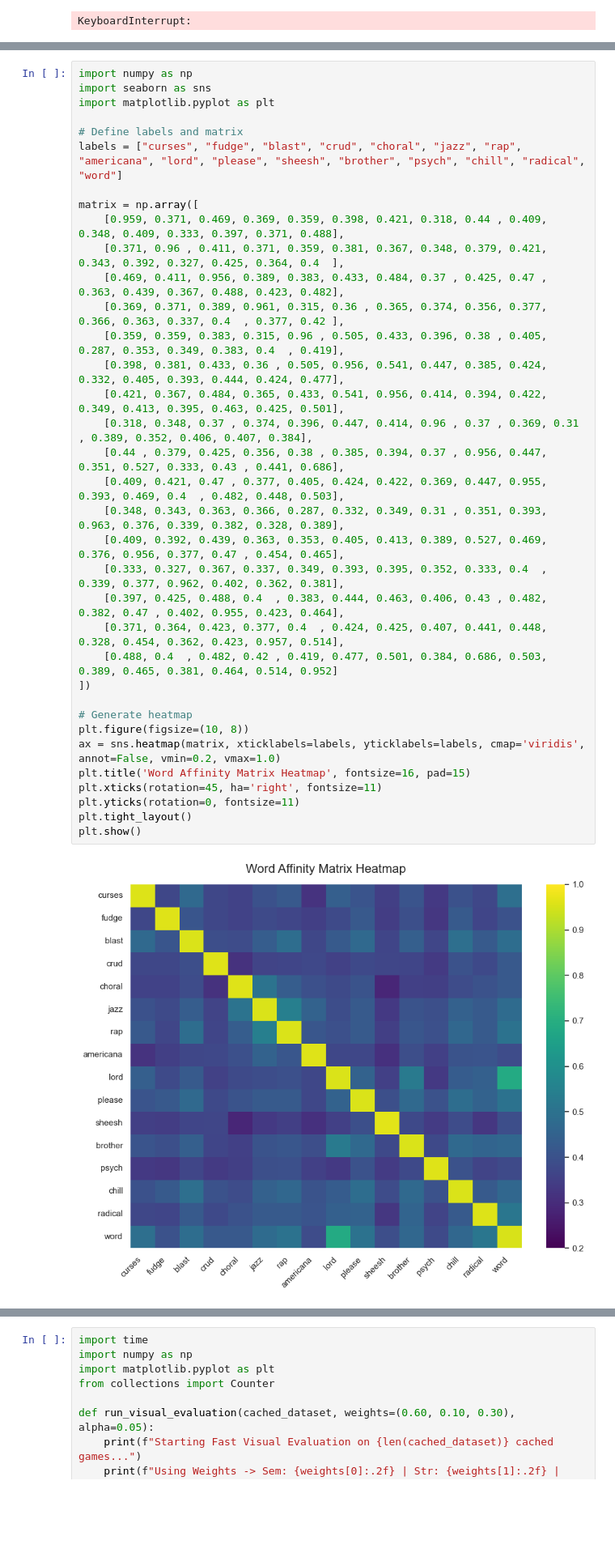
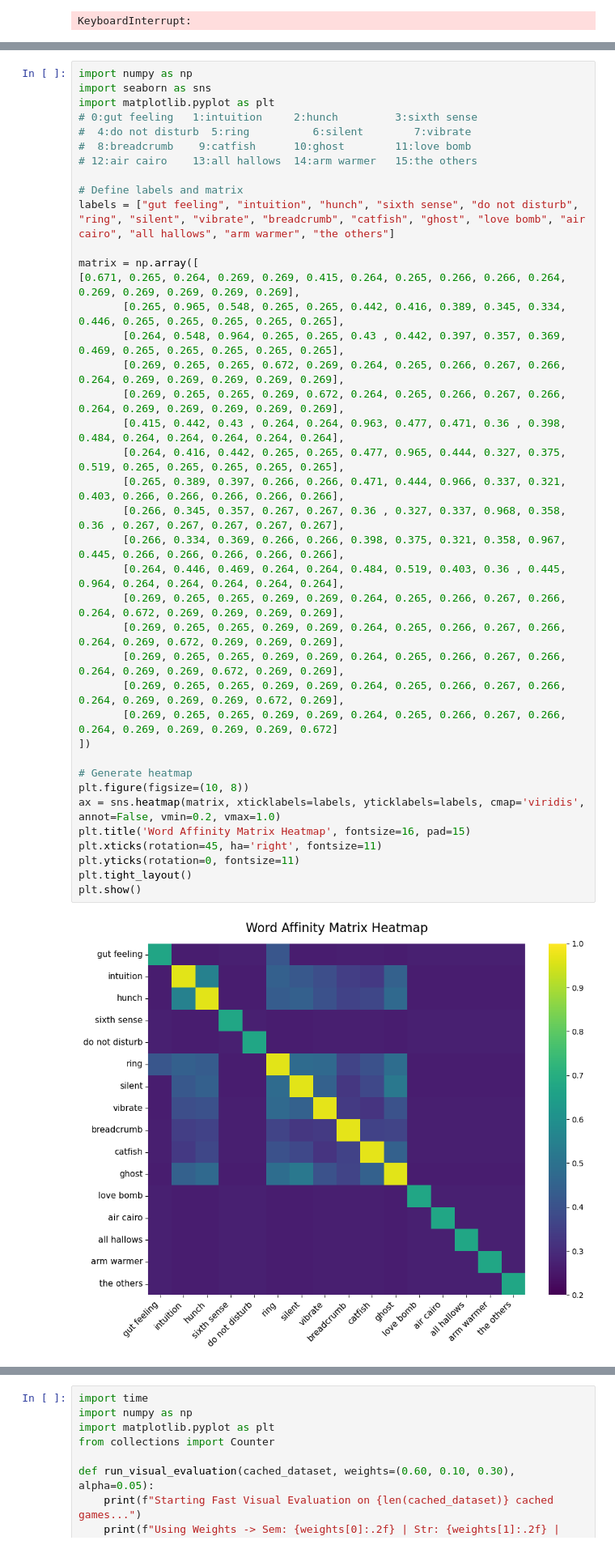
Before and after one commit to tat400pinglife/connections_bot, a Jupyter notebook: new_method.ipynb, the cells around one changed output, grey strips where cells are left out. Shown at 81% size. Drawn from its saved outputs; the diff is of its cells as text; blank space fills up the shorter version.

```diff
--- a/new_method.ipynb
+++ b/new_method.ipynb
@@ -740,37 +757,41 @@ array([[0.959, 0.371, 0.469, 0.369, 0.359, 0.398, 0.421, 0.318, 0.44 , 0.409, 0.
 # %%
 import numpy as np
 import seaborn as sns
 import matplotlib.pyplot as plt
+# 0:gut feeling   1:intuition     2:hunch         3:sixth sense
+#  4:do not disturb  5:ring          6:silent        7:vibrate
+#  8:breadcrumb    9:catfish      10:ghost        11:love bomb
+# 12:air cairo    13:all hallows  14:arm warmer   15:the others
 
 # Define labels and matrix
-labels = ["curses", "fudge", "blast", "crud", "choral", "jazz", "rap", "americana", "lord", "please", "sheesh", "brother", "psych", "chill", "radical", "word"]
+labels = ["gut feeling", "intuition", "hunch", "sixth sense", "do not disturb", "ring", "silent", "vibrate", "breadcrumb", "catfish", "ghost", "love bomb", "air cairo", "all hallows", "arm warmer", "the others"]
 
 matrix = np.array([
-    [0.959, 0.371, 0.469, 0.369, 0.359, 0.398, 0.421, 0.318, 0.44 , 0.409, 0.348, 0.409, 0.333, 0.397, 0.371, 0.488],
-    [0.371, 0.96 , 0.411, 0.371, 0.359, 0.381, 0.367, 0.348, 0.379, 0.421, 0.343, 0.392, 0.327, 0.425, 0.364, 0.4  ],
-    [0.469, 0.411, 0.956, 0.389, 0.383, 0.433, 0.484, 0.37 , 0.425, 0.47 , 0.363, 0.439, 0.367, 0.488, 0.423, 0.482],
-    [0.369, 0.371, 0.389, 0.961, 0.315, 0.36 , 0.365, 0.374, 0.356, 0.377, 0.366, 0.363, 0.337, 0.4  , 0.377, 0.42 ],
-    [0.359, 0.359, 0.383, 0.315, 0.96 , 0.505, 0.433, 0.396, 0.38 , 0.405, 0.287, 0.353, 0.349, 0.383, 0.4  , 0.419],
-    [0.398, 0.381, 0.433, 0.36 , 0.505, 0.956, 0.541, 0.447, 0.385, 0.424, 0.332, 0.405, 0.393, 0.444, 0.424, 0.477],
-    [0.421, 0.367, 0.484, 0.365, 0.433, 0.541, 0.956, 0.414, 0.394, 0.422, 0.349, 0.413, 0.395, 0.463, 0.425, 0.501],
-    [0.318, 0.348, 0.37 , 0.374, 0.396, 0.447, 0.414, 0.96 , 0.37 , 0.369, 0.31 , 0.389, 0.352, 0.406, 0.407, 0.384],
-    [0.44 , 0.379, 0.425, 0.356, 0.38 , 0.385, 0.394, 0.37 , 0.956, 0.447, 0.351, 0.527, 0.333, 0.43 , 0.441, 0.686],
-    [0.409, 0.421, 0.47 , 0.377, 0.405, 0.424, 0.422, 0.369, 0.447, 0.955, 0.393, 0.469, 0.4  , 0.482, 0.448, 0.503],
-    [0.348, 0.343, 0.363, 0.366, 0.287, 0.332, 0.349, 0.31 , 0.351, 0.393, 0.963, 0.376, 0.339, 0.382, 0.328, 0.389],
-    [0.409, 0.392, 0.439, 0.363, 0.353, 0.405, 0.413, 0.389, 0.527, 0.469, 0.376, 0.956, 0.377, 0.47 , 0.454, 0.465],
-    [0.333, 0.327, 0.367, 0.337, 0.349, 0.393, 0.395, 0.352, 0.333, 0.4  , 0.339, 0.377, 0.962, 0.402, 0.362, 0.381],
-    [0.397, 0.425, 0.488, 0.4  , 0.383, 0.444, 0.463, 0.406, 0.43 , 0.482, 0.382, 0.47 , 0.402, 0.955, 0.423, 0.464],
-    [0.371, 0.364, 0.423, 0.377, 0.4  , 0.424, 0.425, 0.407, 0.441, 0.448, 0.328, 0.454, 0.362, 0.423, 0.957, 0.514],
-    [0.488, 0.4  , 0.482, 0.42 , 0.419, 0.477, 0.501, 0.384, 0.686, 0.503, 0.389, 0.465, 0.381, 0.464, 0.514, 0.952]
+[0.671, 0.265, 0.264, 0.269, 0.269, 0.415, 0.264, 0.265, 0.266, 0.266, 0.264, 0.269, 0.269, 0.269, 0.269, 0.269],
+       [0.265, 0.965, 0.548, 0.265, 0.265, 0.442, 0.416, 0.389, 0.345, 0.334, 0.446, 0.265, 0.265, 0.265, 0.265, 0.265],
+       [0.264, 0.548, 0.964, 0.265, 0.265, 0.43 , 0.442, 0.397, 0.357, 0.369, 0.469, 0.265, 0.265, 0.265, 0.265, 0.265],
+       [0.269, 0.265, 0.265, 0.672, 0.269, 0.264, 0.265, 0.266, 0.267, 0.266, 0.264, 0.269, 0.269, 0.269, 0.269, 0.269],
+       [0.269, 0.265, 0.265, 0.269, 0.672, 0.264, 0.265, 0.266, 0.267, 0.266, 0.264, 0.269, 0.269, 0.269, 0.269, 0.269],
+       [0.415, 0.442, 0.43 , 0.264, 0.264, 0.963, 0.477, 0.471, 0.36 , 0.398, 0.484, 0.264, 0.264, 0.264, 0.264, 0.264],
+       [0.264, 0.416, 0.442, 0.265, 0.265, 0.477, 0.965, 0.444, 0.327, 0.375, 0.519, 0.265, 0.265, 0.265, 0.265, 0.265],
+       [0.265, 0.389, 0.397, 0.266, 0.266, 0.471, 0.444, 0.966, 0.337, 0.321, 0.403, 0.266, 0.266, 0.266, 0.266, 0.266],
+       [0.266, 0.345, 0.357, 0.267, 0.267, 0.36 , 0.327, 0.337, 0.968, 0.358, 0.36 , 0.267, 0.267, 0.267, 0.267, 0.267],
+       [0.266, 0.334, 0.369, 0.266, 0.266, 0.398, 0.375, 0.321, 0.358, 0.967, 0.445, 0.266, 0.266, 0.266, 0.266, 0.266],
+       [0.264, 0.446, 0.469, 0.264, 0.264, 0.484, 0.519, 0.403, 0.36 , 0.445, 0.964, 0.264, 0.264, 0.264, 0.264, 0.264],
+       [0.269, 0.265, 0.265, 0.269, 0.269, 0.264, 0.265, 0.266, 0.267, 0.266, 0.264, 0.672, 0.269, 0.269, 0.269, 0.269],
+       [0.269, 0.265, 0.265, 0.269, 0.269, 0.264, 0.265, 0.266, 0.267, 0.266, 0.264, 0.269, 0.672, 0.269, 0.269, 0.269],
+       [0.269, 0.265, 0.265, 0.269, 0.269, 0.264, 0.265, 0.266, 0.267, 0.266, 0.264, 0.269, 0.269, 0.672, 0.269, 0.269],
+       [0.269, 0.265, 0.265, 0.269, 0.269, 0.264, 0.265, 0.266, 0.267, 0.266, 0.264, 0.269, 0.269, 0.269, 0.672, 0.269],
+       [0.269, 0.265, 0.265, 0.269, 0.269, 0.264, 0.265, 0.266, 0.267, 0.266, 0.264, 0.269, 0.269, 0.269, 0.269, 0.672]
 ])
 
 # Generate heatmap
 plt.figure(figsize=(10, 8))
 ax = sns.heatmap(matrix, xticklabels=labels, yticklabels=labels, cmap='viridis', annot=False, vmin=0.2, vmax=1.0)
 plt.title('Word Affinity Matrix Heatmap', fontsize=16, pad=15)
 plt.xticks(rotation=45, ha='right', fontsize=11)
 plt.yticks(rotation=0, fontsize=11)
 plt.tight_layout()
 plt.show()
 # %% [output]
-[figure, old version]
+[figure, new version]
```
Also changed, not shown: parts of 12 cells of this notebook.
